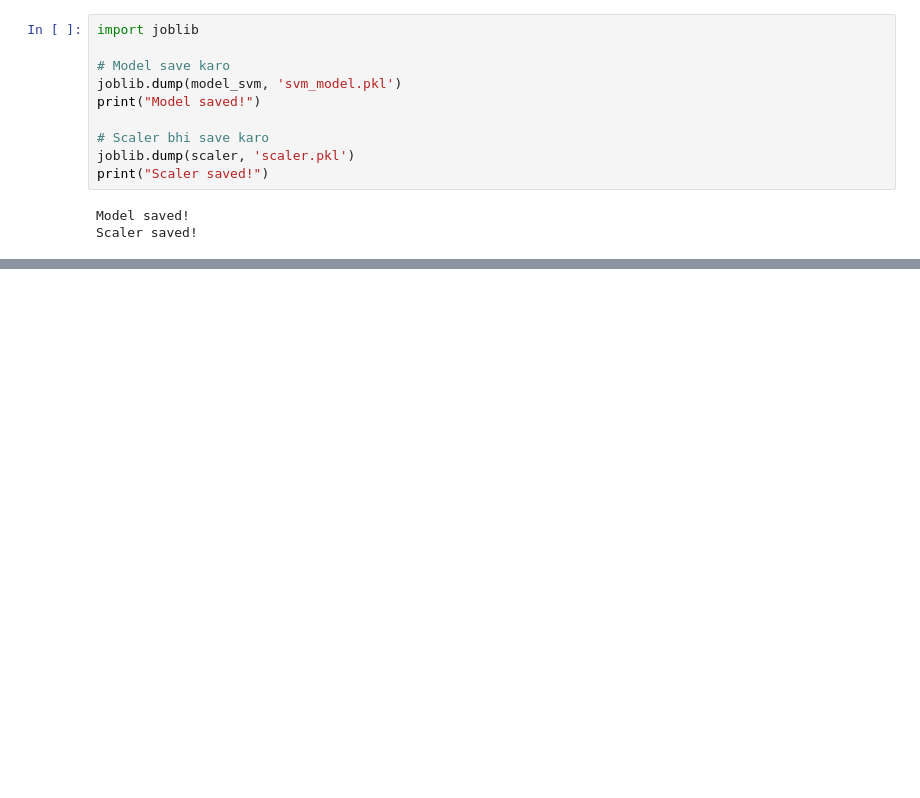
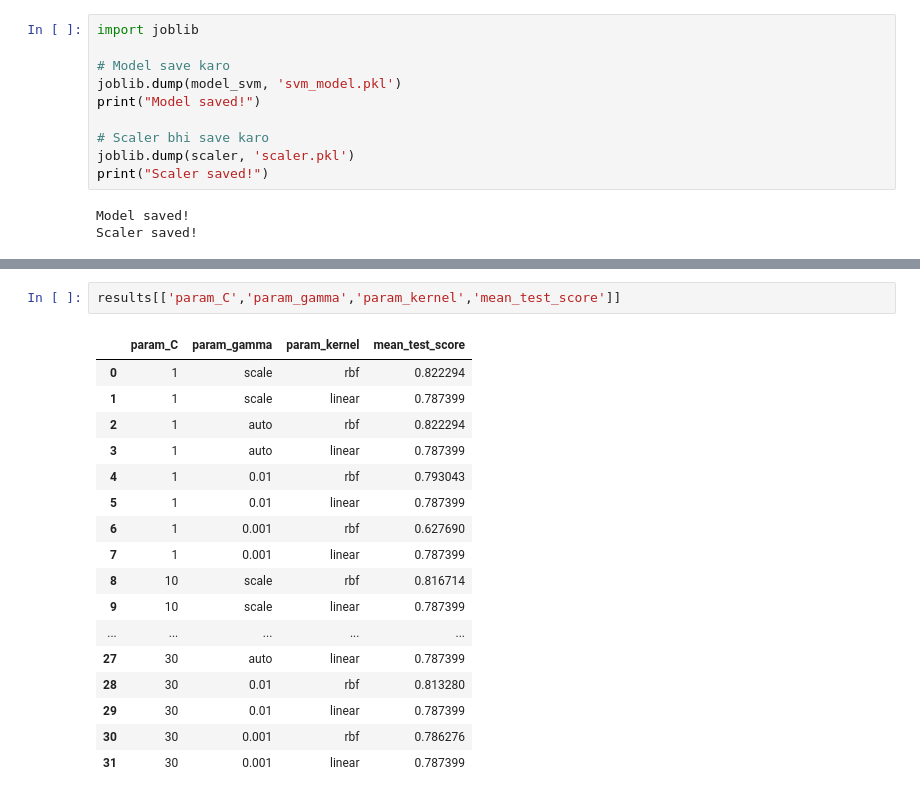
Before and after one commit to UtkarshShukla706/ML_Projects, a Jupyter notebook: Project_2/mlmodels.ipynb, the cells around one changed output, grey strips where cells are left out. Saved outputs shown, nothing was run; the diff lists cells and outputs as text; blank space fills up the shorter version.

```diff
--- a/Project_2/mlmodels.ipynb
+++ b/Project_2/mlmodels.ipynb
@@ -610,0 +663,20 @@ Scaler saved!
+# %%
+results[['param_C','param_gamma','param_kernel','mean_test_score']]
+# %% [output]
+|  | param_C | param_gamma | param_kernel | mean_test_score |
+| 0 | 1 | scale | rbf | 0.822294 |
+| 1 | 1 | scale | linear | 0.787399 |
+| 2 | 1 | auto | rbf | 0.822294 |
+| 3 | 1 | auto | linear | 0.787399 |
+| 4 | 1 | 0.01 | rbf | 0.793043 |
+| 5 | 1 | 0.01 | linear | 0.787399 |
+| 6 | 1 | 0.001 | rbf | 0.627690 |
+| 7 | 1 | 0.001 | linear | 0.787399 |
+| 8 | 10 | scale | rbf | 0.816714 |
+| 9 | 10 | scale | linear | 0.787399 |
+| ... | ... | ... | ... | ... |
+| 27 | 30 | auto | linear | 0.787399 |
+| 28 | 30 | 0.01 | rbf | 0.813280 |
+| 29 | 30 | 0.01 | linear | 0.787399 |
+| 30 | 30 | 0.001 | rbf | 0.786276 |
+| 31 | 30 | 0.001 | linear | 0.787399 |
```
Also changed, not shown: parts of 26 cells of this notebook.
